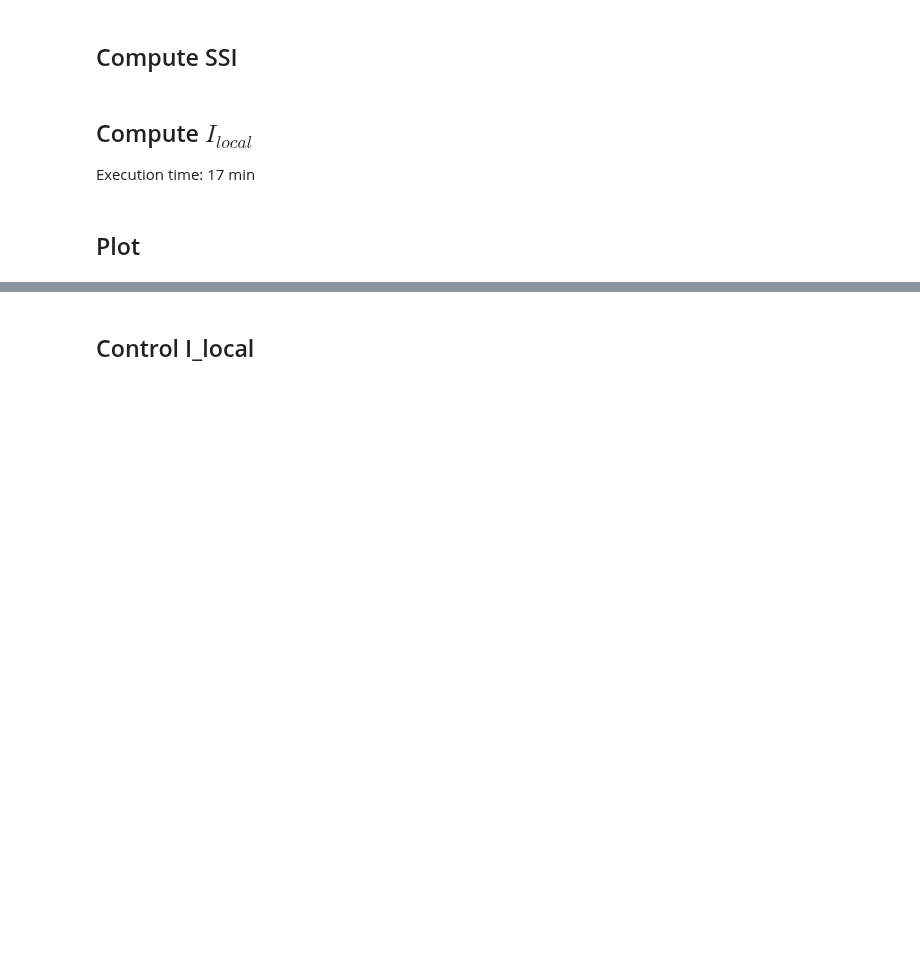
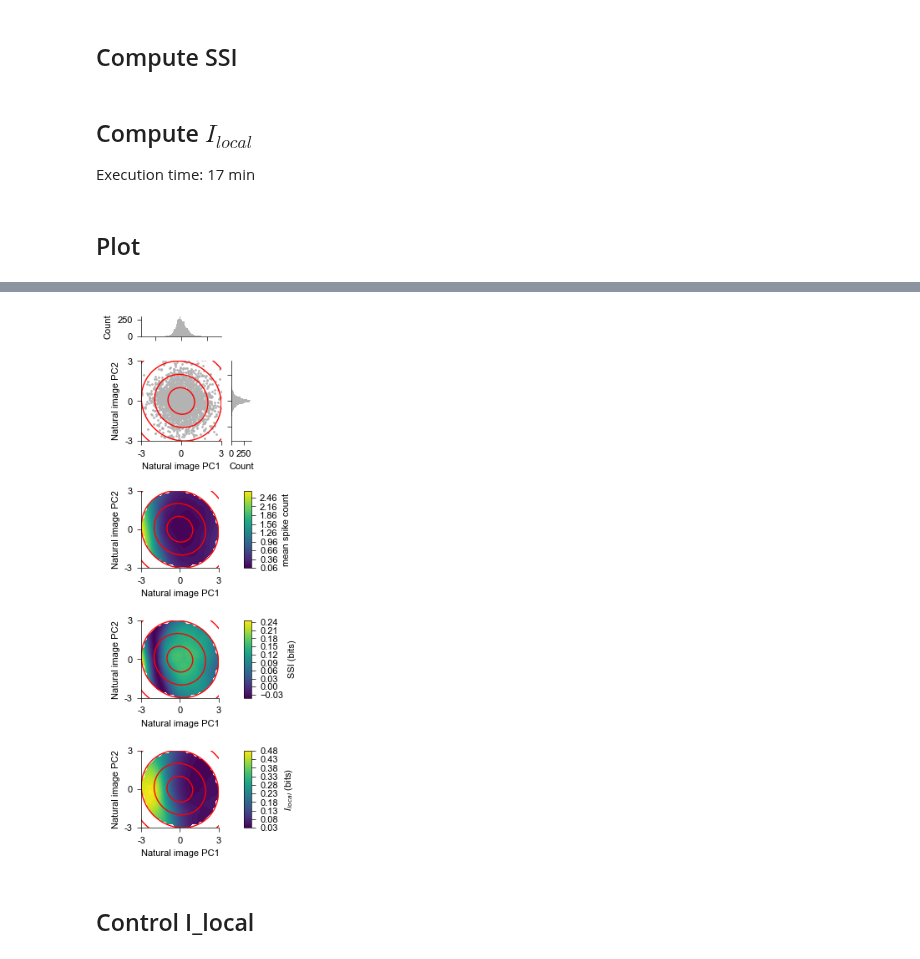
Before and after one commit to steevelaquitaine/fisher-info-limits, a Jupyter notebook: notebooks/fig3_w_ilocal.ipynb, the cells around one changed output, grey strips where cells are left out. Drawn from its saved outputs; the diff is of its cells as text; code cells hidden in the pictures; blank space fills up the shorter version.

```diff
--- a/notebooks/fig3_w_ilocal.ipynb
+++ b/notebooks/fig3_w_ilocal.ipynb
@@ -521,25 +521,25 @@ mu1 = pcs[1].mean()
 sigma = np.cov(pcs[0], pcs[1])
 baseline = 1e-2
 
+
 # get tuning curve  -------------------------------
 
-# fit a neural net to RGCs response data to (PC1,PC2) to get a response function to (PC1, PC2)
-# fit data
-# _, model, _, grid_x, grid_y, grid_input_scaled, grid_input = nnet_fit(pcs[:2], fit, linspace=np.linspace(-10,10,100))
-_, model, _, grid_x, grid_y, grid_input_scaled, grid_input = nnet_fit(pcs[:2], fit)
+# train a neural net to predict RGCs responses in natural image 2-D latent space (space of (PC1,PC2) values)
+_, model, _, grid_x, grid_y, latent_space_scaled, latent_space = nnet_fit(pcs[:2], fit, linspace=np.linspace(-10,10,100))
 
-# get average responses (tuning curve)
-preds = tuning_curve_nnet(grid_input, model)
+# get predicted average responses in the 2-D latent space (2-D tuning curve)
+rate_preds = tuning_curve_nnet(latent_space, model)
 
-# preds, model, _, grid_x, grid_y, grid_input_scaled, grid_input = tuning_curve_nnet(pcs[:2], fit)
-tc = preds.reshape(grid_x.shape) + baseline
+# preds, model, _, grid_x, grid_y, latent_space_scaled, latent_space = tuning_curve_nnet(pcs[:2], fit)
+tc = rate_preds.reshape(grid_x.shape) + baseline
+
 
 # compute/load neural information metrics  ------------------------
 
 # compute prior
 mus = pcs[:2].mean(axis=1)
 prior = multivariate_normal(mus, sigma)
-grid_prior = prior.pdf(grid_input).reshape(grid_x.shape)/prior.pdf(grid_input).reshape(grid_x.shape).sum()
+grid_prior = prior.pdf(latent_space).reshape(grid_x.shape)/prior.pdf(latent_space).reshape(grid_x.shape).sum()
 prior_entropy = -np.sum(grid_prior*np.around(np.log2(grid_prior), 8))
 
 # compute likelihood
@@ -605,23 +605,21 @@ Wall time: 245 ms
 
 # x points to plot, from -xmax to xmax
 nx = grid_x.shape[0]
-xmax = grid_input.max() # 10 - OK! = 10 for grid linspace on -10 to 10 with 100 steps
+xmax = latent_space.max()              # 10 - OK! = 10 for grid linspace on -10 to 10 with 100 steps
 x = np.linspace(-xmax, xmax, nx)[None] # of shape (1,100)
-dx = x[0,1] - x[0,0]              # note: dx is 10 X smaller than in replication - OK! = 0.202
+dx = x[0,1] - x[0,0]                   # note: dx is 10 X smaller than in replication - OK! = 0.202
 
 # get the space of possible values of the first two PCs (2D-stimulus)
-X = grid_input[:,::-1] # invert column order # shape (nx**2,2)
 
 # create neuron 2D tuning curve f(PC1,PC2) ----------------------------
 
-# firingrate = tuning_curve_mog(grid_input).reshape(nx,nx).T # shape (nx,nx)
-rate_preds = tuning_curve_nnet(grid_input, model)
+# firingrate = tuning_curve_mog(latent_space).reshape(nx,nx).T # shape (nx,nx)
 firingrate = rate_preds.reshape(nx,nx)
 
 # compute ssi ------------------------------------
 
 # for stimulus distribution (p(x)) with zero mean and given covariance
-ssi, Inf_ssi, logpx, logpr_x, logpr = compute_ssi(X, firingrate, dx, amp=20, Sigmax=sigma)
+ssi, Inf_ssi, logpx, logpr_x, logpr = compute_ssi(latent_space, firingrate, dx, amp=20, Sigmax=sigma)
 # %%
 # unit-test
 # test_ssi(SSI, Inf_ssi, logpx, logpr_x, logpr) # works only for default parameters of the functions
@@ -640,7 +638,7 @@ ngamma = 20      # default=100;
 gamma0 = 0.01
 gamma_max = 200
 eta = 1e-4
-ny = 101         # discretisation of y = x + sqrt(gamma)*noise. Adapt depending on gamma
+ny = 101         # discretisation of y = x + sqrt(gamma)*noise. Adapt depending on gamma and tuning curve discretization.
 amp = 20         # max possible spike count
 
 # compute Ilocal ------------------------------------------------------------
@@ -649,8 +647,8 @@ amp = 20         # max possible spike count
 Ilocal0 = zeros((nx**2, 1))
 
 # compute the gradient of the tuning curve
-# df = get_tuning_curve_grad(grid_input, tuning_curve_mog, eta=1e-4)        # for toy MOG model
-df = get_tuning_curve_grad(grid_input, tuning_curve_nnet, model, eta=1e-4)  # for fitted RGC responses
+# df = get_tuning_curve_grad(latent_space, tuning_curve_mog, eta=1e-4)        # for toy MOG model
+df = get_tuning_curve_grad(latent_space, tuning_curve_nnet, model, eta=1e-4)  # for fitted RGC responses
 
 # loop over x
 for i in range(nx**2):
@@ -723,7 +721,7 @@ for igamma in range(len(gamma)):
         # Jry = <(d logpr_y/dy)^2>_{p(r|y)} - sum over p(r|y)
         Jry = Jry + exp(logpr_y) * ((logpr_y2 - logpr_y)**2 + (logpr_y1 - logpr_y)**2)/(eta**2) # Ok!
 
-    # p(y|x) - to go back to space of 'grid_input'  of shape (nx**2, 10201)
+    # p(y|x) - to go back to space of 'latent_space'  of shape (nx**2, 10201)
     py_x = exp(-0.5*(sum2(X**2) - 2*X @ Y.T + sum2(Y**2).T)/gamma[igamma])/(2*pi*gamma[igamma]) # Ok!
 
     # meanJry_gamma(x) = <J_gamma(y)>_p(y|x) of shape (nx**2, len(gamma))
@@ -748,10 +746,10 @@ xylim = (-3,3)
 xyticks = (-3,0,3)
 
 # Create mask for 3 standard deviations
-mask_3std = create_gaussian_mask(out['grid_x'], out['grid_y'], np.array([mu0, mu1]), sigma, n_std=3)
+mask_3std = create_gaussian_mask(grid_x, grid_y, np.array([mu0, mu1]), sigma, n_std=3)
 
 # Apply mask to data
-preds_masked = np.where(mask_3std, preds.reshape(out['grid_x'].shape), np.nan)
+preds_masked = np.where(mask_3std, preds.reshape(grid_x.shape), np.nan)
 ssi_masked = np.where(mask_3std, ssi, np.nan)
 Ilocal_masked = np.where(mask_3std, Ilocal, np.nan)
 
@@ -828,7 +826,7 @@ ax_bottom.spines[['top','right']].set_visible(False)
 
 # Third subplot: plot SSI (MASKED - white outside 3 std) ----------------------------------------------------
 ax_bottom3 = fig.add_subplot(gs_main[2])
-im = ax_bottom3.contourf(out['grid_x'], out['grid_y'], ssi_masked/log(2), levels=50, cmap='viridis', extend='neither')
+im = ax_bottom3.contourf(grid_x, grid_y, ssi_masked/log(2), levels=50, cmap='viridis', extend='neither')
 
 # formatting
 ax_bottom3.set_facecolor('white')  # Set background to white for masked regions
@@ -857,7 +855,7 @@ ax_bottom3.spines[['top','right']].set_visible(False)
 
 # Fourth subplot: plot Ilocal (MASKED - white outside 3 std) ----------------------------------------------------
 ax_bottom3 = fig.add_subplot(gs_main[3])
-im = ax_bottom3.contourf(out['grid_x'], out['grid_y'], Ilocal_masked / log(2), levels=50, cmap='viridis', extend='neither')
+im = ax_bottom3.contourf(grid_x, grid_y, Ilocal_masked / log(2), levels=50, cmap='viridis', extend='neither')
 
 # formatting
 ax_bottom3.set_facecolor('white')  # Set background to white for masked regions
@@ -892,3 +892,4 @@ ValueError: cannot reshape array of size 10000 into shape (301,301)
+[figure, added]
 # %% [markdown]
 ## Control I_local
 # %%
```
Also changed, not shown: parts of 5 cells of this notebook, 5 other files.
